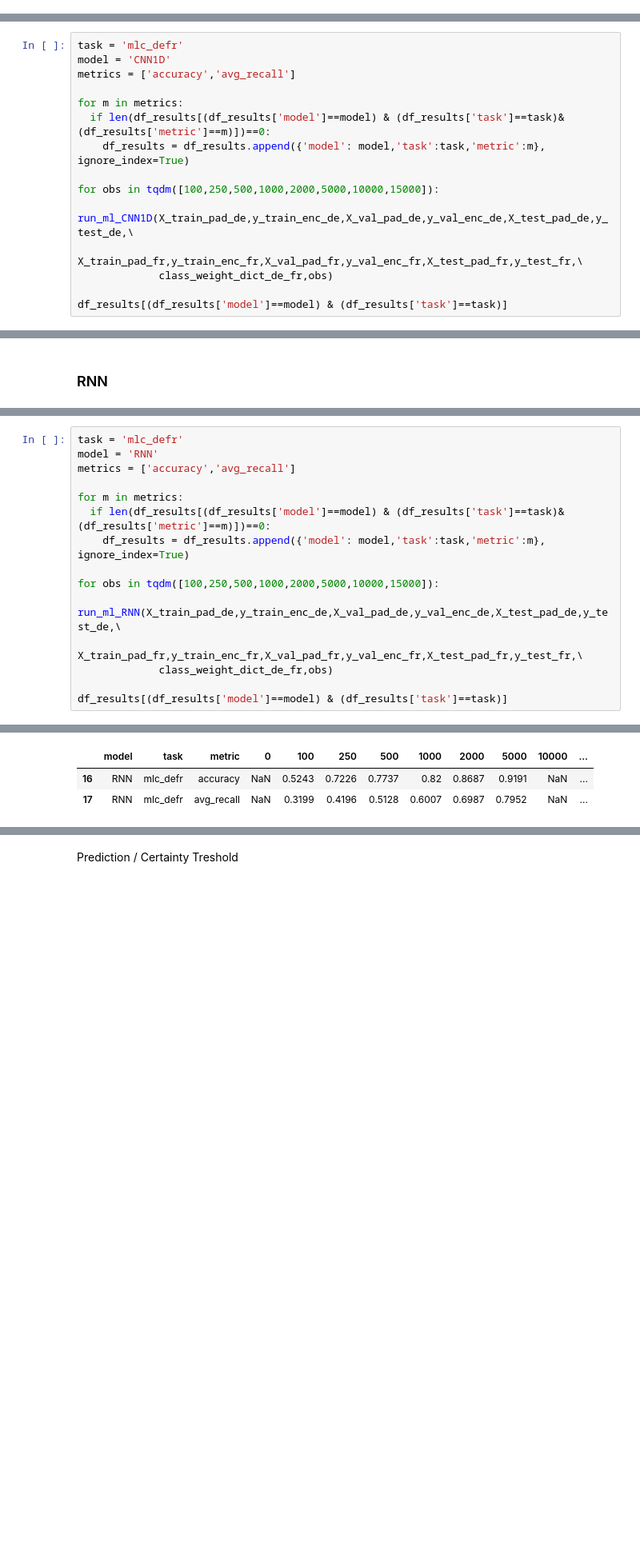
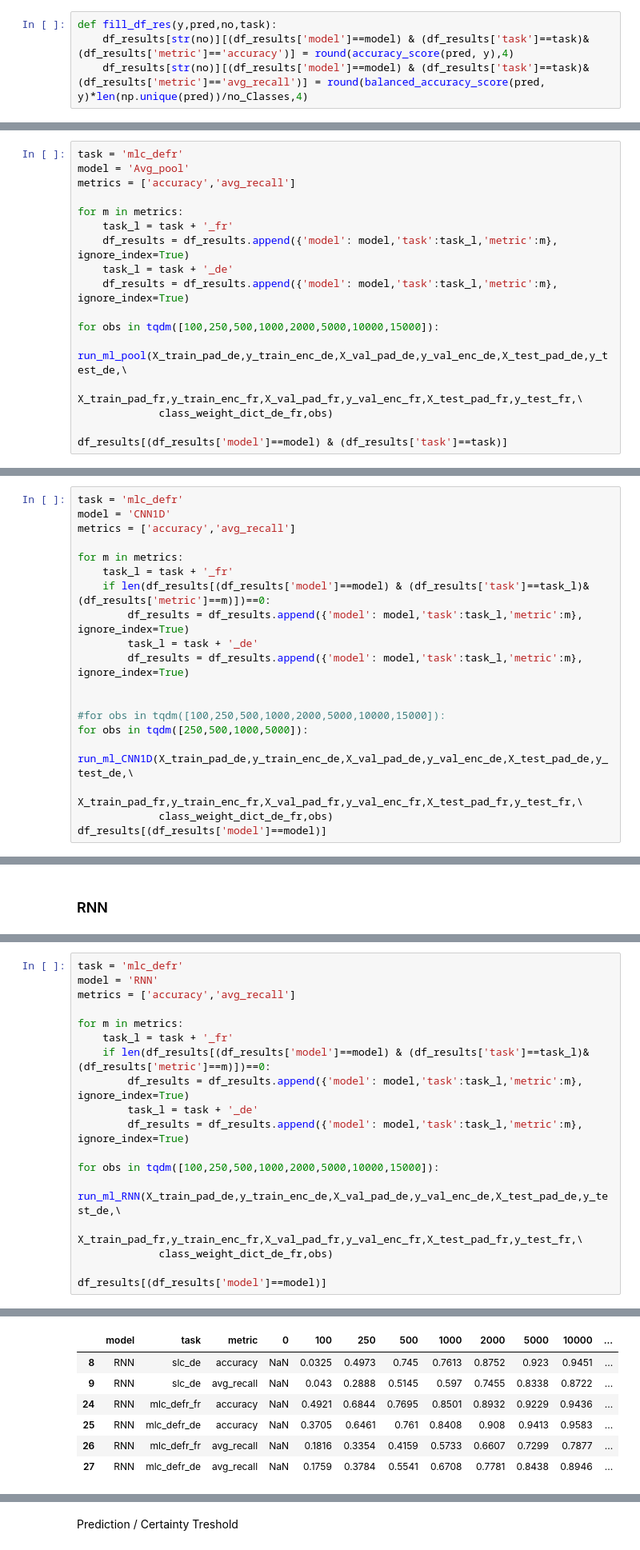
Before and after one commit to ELehmann91/Thesis_Multilingual_Transferlearning, a Jupyter notebook: Results_Thesis.ipynb, the cells around one changed output, grey strips where cells are left out. Shown at 80% size. Drawn from its saved outputs; the diff is of its cells as text; blank space fills up the shorter version.

```diff
--- a/Results_Thesis.ipynb
+++ b/Results_Thesis.ipynb
@@ -1711,6 +1997,10 @@ df_results
 # Multilingual Training
 # %% [markdown]
 ## CNN DE FR
+# %%
+def fill_df_res(y,pred,no,task):
+    df_results[str(no)][(df_results['model']==model) & (df_results['task']==task)& (df_results['metric']=='accuracy')] = round(accuracy_score(pred, y),4)
+    df_results[str(no)][(df_results['model']==model) & (df_results['task']==task)& (df_results['metric']=='avg_recall')] = round(balanced_accuracy_score(pred, y)*len(np.unique(pred))/no_Classes,4)
 # %% [markdown]
 ### LogReg
 # %%
@@ -1752,0 +2137,17 @@ df_results[(df_results['model']==model) & (df_results['task']==task)]
+# %%
+task = 'mlc_defr'
+model = 'Avg_pool'
+metrics = ['accuracy','avg_recall']
+
+for m in metrics:
+    task_l = task + '_fr'
+    df_results = df_results.append({'model': model,'task':task_l,'metric':m}, ignore_index=True)
+    task_l = task + '_de'
+    df_results = df_results.append({'model': model,'task':task_l,'metric':m}, ignore_index=True)
+
+for obs in tqdm([100,250,500,1000,2000,5000,10000,15000]):
+     run_ml_pool(X_train_pad_de,y_train_enc_de,X_val_pad_de,y_val_enc_de,X_test_pad_de,y_test_de,\
+             X_train_pad_fr,y_train_enc_fr,X_val_pad_fr,y_val_enc_fr,X_test_pad_fr,y_test_fr,\
+             class_weight_dict_de_fr,obs)
+
+df_results[(df_results['model']==model) & (df_results['task']==task)]
@@ -1817,13 +2241,17 @@ model = 'CNN1D'
 metrics = ['accuracy','avg_recall']
 
 for m in metrics:
-  if len(df_results[(df_results['model']==model) & (df_results['task']==task)& (df_results['metric']==m)])==0:
-    df_results = df_results.append({'model': model,'task':task,'metric':m}, ignore_index=True)
+    task_l = task + '_fr'
+    if len(df_results[(df_results['model']==model) & (df_results['task']==task_l)& (df_results['metric']==m)])==0:
+        df_results = df_results.append({'model': model,'task':task_l,'metric':m}, ignore_index=True)
+        task_l = task + '_de'
+        df_results = df_results.append({'model': model,'task':task_l,'metric':m}, ignore_index=True)
 
-for obs in tqdm([100,250,500,1000,2000,5000,10000,15000]):
+
+#for obs in tqdm([100,250,500,1000,2000,5000,10000,15000]):
+for obs in tqdm([250,500,1000,5000]):
      run_ml_CNN1D(X_train_pad_de,y_train_enc_de,X_val_pad_de,y_val_enc_de,X_test_pad_de,y_test_de,\
              X_train_pad_fr,y_train_enc_fr,X_val_pad_fr,y_val_enc_fr,X_test_pad_fr,y_test_fr,\
              class_weight_dict_de_fr,obs)
-
-df_results[(df_results['model']==model) & (df_results['task']==task)]
+df_results[(df_results['model']==model)]
 # %% [output]
@@ -1997,13 +2393,16 @@ model = 'RNN'
 metrics = ['accuracy','avg_recall']
 
 for m in metrics:
-  if len(df_results[(df_results['model']==model) & (df_results['task']==task)& (df_results['metric']==m)])==0:
-    df_results = df_results.append({'model': model,'task':task,'metric':m}, ignore_index=True)
+    task_l = task + '_fr'
+    if len(df_results[(df_results['model']==model) & (df_results['task']==task_l)& (df_results['metric']==m)])==0:
+        df_results = df_results.append({'model': model,'task':task_l,'metric':m}, ignore_index=True)
+        task_l = task + '_de'
+        df_results = df_results.append({'model': model,'task':task_l,'metric':m}, ignore_index=True)
 
 for obs in tqdm([100,250,500,1000,2000,5000,10000,15000]):
      run_ml_RNN(X_train_pad_de,y_train_enc_de,X_val_pad_de,y_val_enc_de,X_test_pad_de,y_test_de,\
              X_train_pad_fr,y_train_enc_fr,X_val_pad_fr,y_val_enc_fr,X_test_pad_fr,y_test_fr,\
              class_weight_dict_de_fr,obs)
 
-df_results[(df_results['model']==model) & (df_results['task']==task)]
+df_results[(df_results['model']==model)]
 # %% [output]
@@ -2116,3 +2547,7 @@ it 0.1277
 |  | model | task | metric | 0 | 100 | 250 | 500 | 1000 | 2000 | 5000 | 10000 | ... |
-| 16 | RNN | mlc_defr | accuracy | NaN | 0.5243 | 0.7226 | 0.7737 | 0.82 | 0.8687 | 0.9191 | NaN | ... |
-| 17 | RNN | mlc_defr | avg_recall | NaN | 0.3199 | 0.4196 | 0.5128 | 0.6007 | 0.6987 | 0.7952 | NaN | ... |
+| 8 | RNN | slc_de | accuracy | NaN | 0.0325 | 0.4973 | 0.745 | 0.7613 | 0.8752 | 0.923 | 0.9451 | ... |
+| 9 | RNN | slc_de | avg_recall | NaN | 0.043 | 0.2888 | 0.5145 | 0.597 | 0.7455 | 0.8338 | 0.8722 | ... |
+| 24 | RNN | mlc_defr_fr | accuracy | NaN | 0.4921 | 0.6844 | 0.7695 | 0.8501 | 0.8932 | 0.9229 | 0.9436 | ... |
+| 25 | RNN | mlc_defr_de | accuracy | NaN | 0.3705 | 0.6461 | 0.761 | 0.8408 | 0.908 | 0.9413 | 0.9583 | ... |
+| 26 | RNN | mlc_defr_fr | avg_recall | NaN | 0.1816 | 0.3354 | 0.4159 | 0.5733 | 0.6607 | 0.7299 | 0.7877 | ... |
+| 27 | RNN | mlc_defr_de | avg_recall | NaN | 0.1759 | 0.3784 | 0.5541 | 0.6708 | 0.7781 | 0.8438 | 0.8946 | ... |
```
Also changed, not shown: parts of 102 cells of this notebook.
